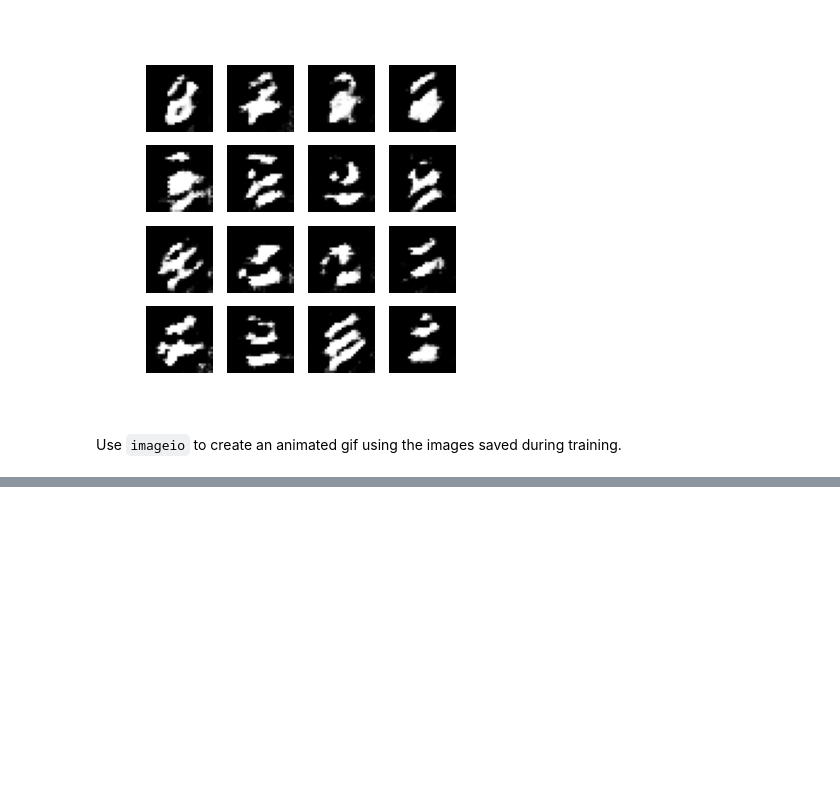
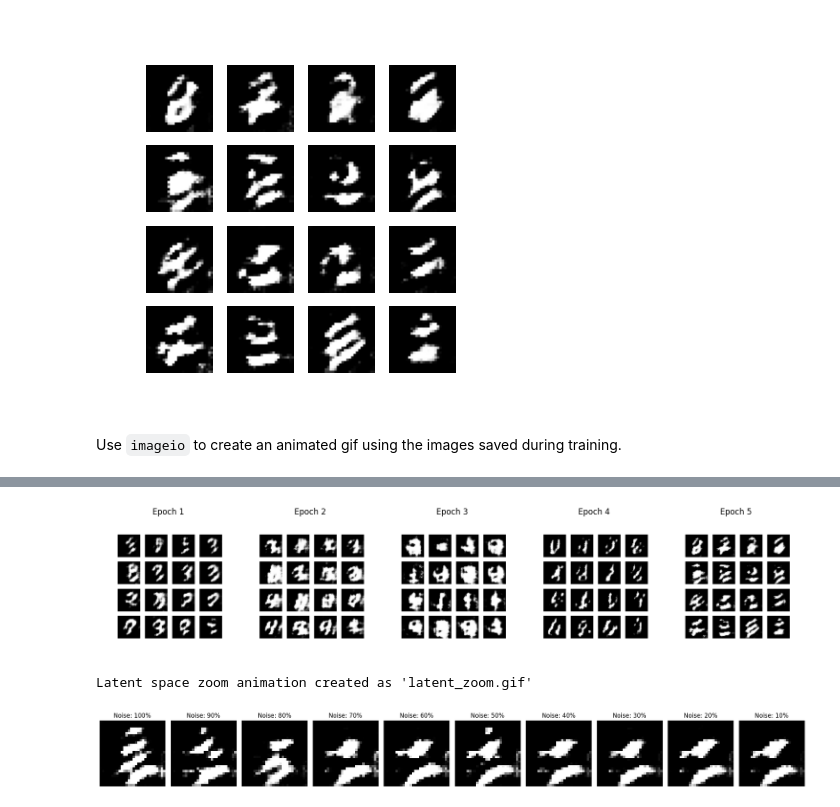
Before and after one commit to ahsanashraf148/Applied-Data-Science-Capstone, a Jupyter notebook: site/en/tutorials/generative/dcgan.ipynb, the cells around one changed output, grey strips where cells are left out. Saved outputs shown, nothing was run; the diff lists cells and outputs as text; code cells hidden in the pictures; blank space fills up the shorter version.

```diff
--- a/site/en/tutorials/generative/dcgan.ipynb
+++ b/site/en/tutorials/generative/dcgan.ipynb
@@ -310,0 +661,12 @@ embed.embed_file(anim_file)
+# %%
+analyze_training_progress()
+# %% [output]
+[figure, added]
+# %%
+generate_latent_zoom()
+# %% [output]
+Latent space zoom animation created as 'latent_zoom.gif'
+# %%
+generate_noise_reduction()
+# %% [output]
+[figure, added]
```
Also changed, not shown: parts of 5 cells of this notebook.
